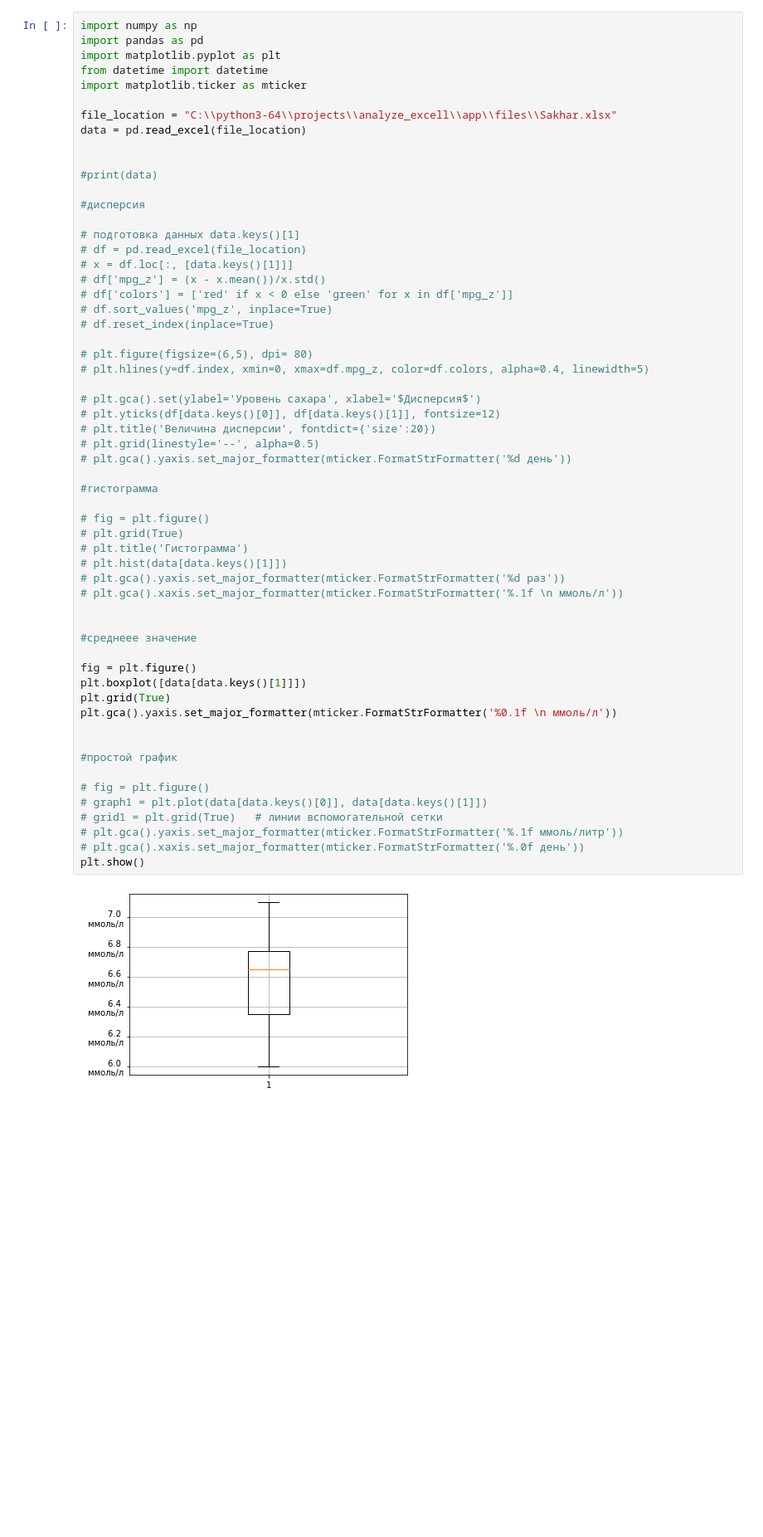
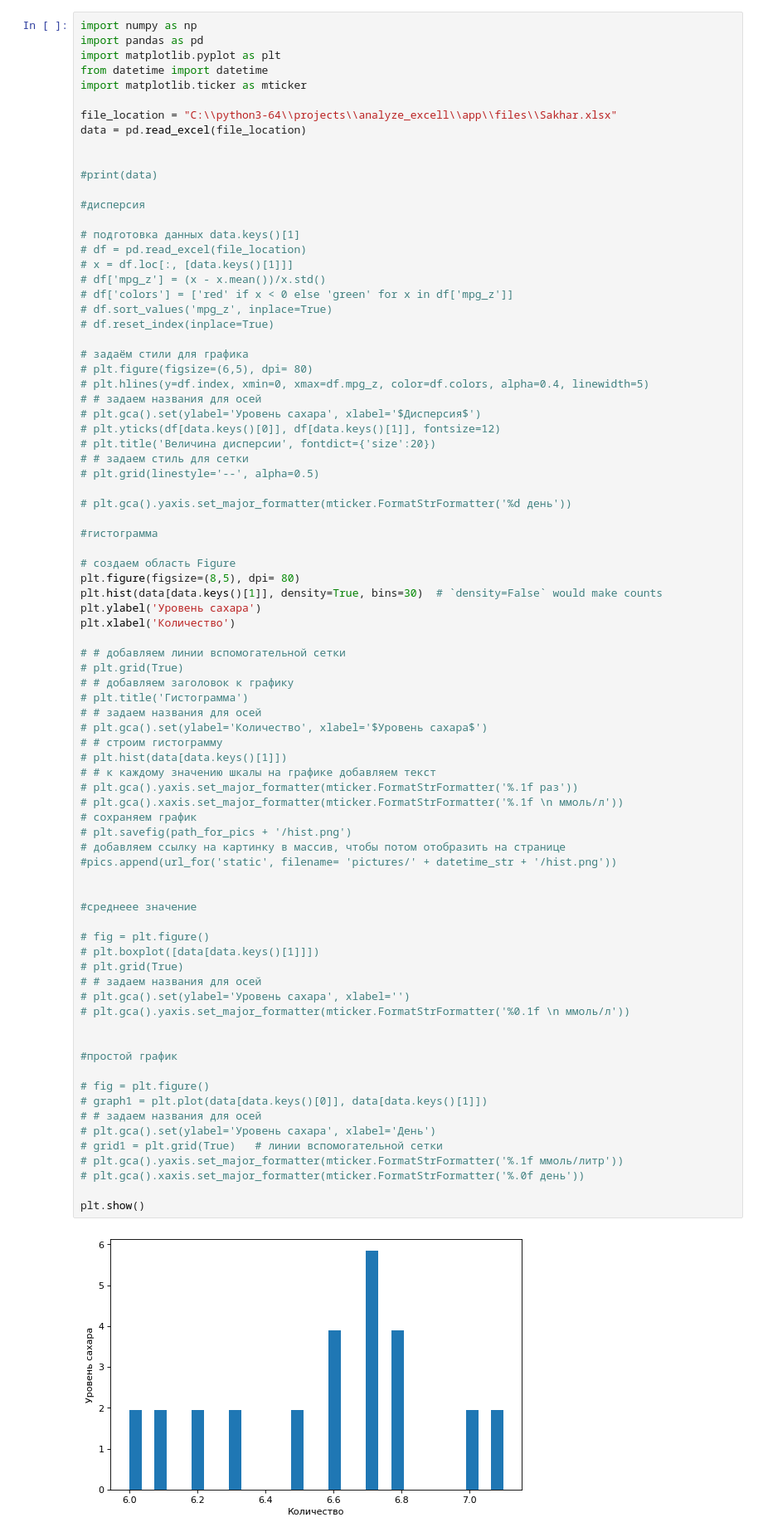
Before and after one commit to Vl4d1k/analyze_excell, a Jupyter notebook: app/Untitled.ipynb, the cells around one changed output. Shown at 83% size. Cells and saved outputs as stored; diff of their text form; blank space fills up the shorter version.

```diff
--- a/app/Untitled.ipynb
+++ b/app/Untitled.ipynb
@@ -21,40 +21,63 @@ data = pd.read_excel(file_location)
 # df.sort_values('mpg_z', inplace=True)
 # df.reset_index(inplace=True)
 
+# задаём стили для графика
 # plt.figure(figsize=(6,5), dpi= 80)
 # plt.hlines(y=df.index, xmin=0, xmax=df.mpg_z, color=df.colors, alpha=0.4, linewidth=5)
-
+# # задаем названия для осей
 # plt.gca().set(ylabel='Уровень сахара', xlabel='$Дисперсия$')
 # plt.yticks(df[data.keys()[0]], df[data.keys()[1]], fontsize=12)
 # plt.title('Величина дисперсии', fontdict={'size':20})
+# # задаем стиль для сетки
 # plt.grid(linestyle='--', alpha=0.5)
+
 # plt.gca().yaxis.set_major_formatter(mticker.FormatStrFormatter('%d день'))
 
 #гистограмма
 
-# fig = plt.figure()
+# создаем область Figure
+plt.figure(figsize=(8,5), dpi= 80)
+plt.hist(data[data.keys()[1]], density=True, bins=30)  # `density=False` would make counts
+plt.ylabel('Уровень сахара')
+plt.xlabel('Количество')
+
+# # добавляем линии вспомогательной сетки
 # plt.grid(True)
+# # добавляем заголовок к графику
 # plt.title('Гистограмма')
+# # задаем названия для осей
+# plt.gca().set(ylabel='Количество', xlabel='$Уровень сахара$')
+# # строим гистограмму
 # plt.hist(data[data.keys()[1]])
-# plt.gca().yaxis.set_major_formatter(mticker.FormatStrFormatter('%d раз'))
+# # к каждому значению шкалы на графике добавляем текст
+# plt.gca().yaxis.set_major_formatter(mticker.FormatStrFormatter('%.1f раз'))
 # plt.gca().xaxis.set_major_formatter(mticker.FormatStrFormatter('%.1f \n ммоль/л'))
+# сохраняем график
+# plt.savefig(path_for_pics + '/hist.png')
+# добавляем ссылку на картинку в массив, чтобы потом отобразить на странице
+#pics.append(url_for('static', filename= 'pictures/' + datetime_str + '/hist.png'))
 
 
 #среднеее значение
 
-fig = plt.figure()
-plt.boxplot([data[data.keys()[1]]])
-plt.grid(True)
-plt.gca().yaxis.set_major_formatter(mticker.FormatStrFormatter('%0.1f \n ммоль/л'))
+# fig = plt.figure()
+# plt.boxplot([data[data.keys()[1]]])
+# plt.grid(True)
+# # задаем названия для осей
+# plt.gca().set(ylabel='Уровень сахара', xlabel='')
+# plt.gca().yaxis.set_major_formatter(mticker.FormatStrFormatter('%0.1f \n ммоль/л'))
 
 
 #простой график
 
 # fig = plt.figure()
 # graph1 = plt.plot(data[data.keys()[0]], data[data.keys()[1]])
+# # задаем названия для осей
+# plt.gca().set(ylabel='Уровень сахара', xlabel='День')
 # grid1 = plt.grid(True)   # линии вспомогательной сетки
 # plt.gca().yaxis.set_major_formatter(mticker.FormatStrFormatter('%.1f ммоль/литр'))
 # plt.gca().xaxis.set_major_formatter(mticker.FormatStrFormatter('%.0f день'))
+
 plt.show()
 # %% [output]
-[figure, old version]
+[figure, new version]
```
Also changed, not shown: 2 other files.
